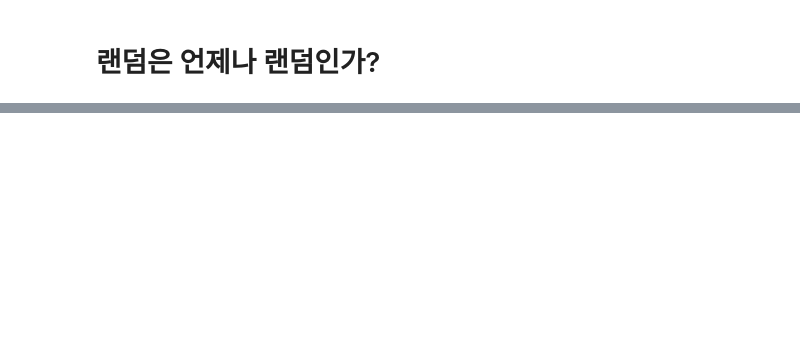
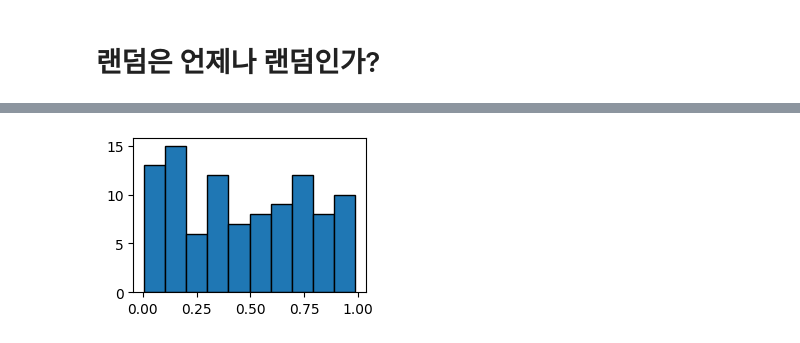
Before and after one commit to hooneychoi/python, a Jupyter notebook: numpy-random.ipynb, the cells around one changed output, grey strips where cells are left out. Drawn from its saved outputs; the diff is of its cells as text; code cells hidden in the pictures; blank space fills up the shorter version.

```diff
--- a/numpy-random.ipynb
+++ b/numpy-random.ipynb
@@ -33,0 +145,5 @@ print(x)
+# %%
+plt.figure(figsize=(3,2))
+show_hist(42)
+# %% [output]
+[figure, added]
```
Also changed, not shown: parts of 41 cells of this notebook, 4 other files.
